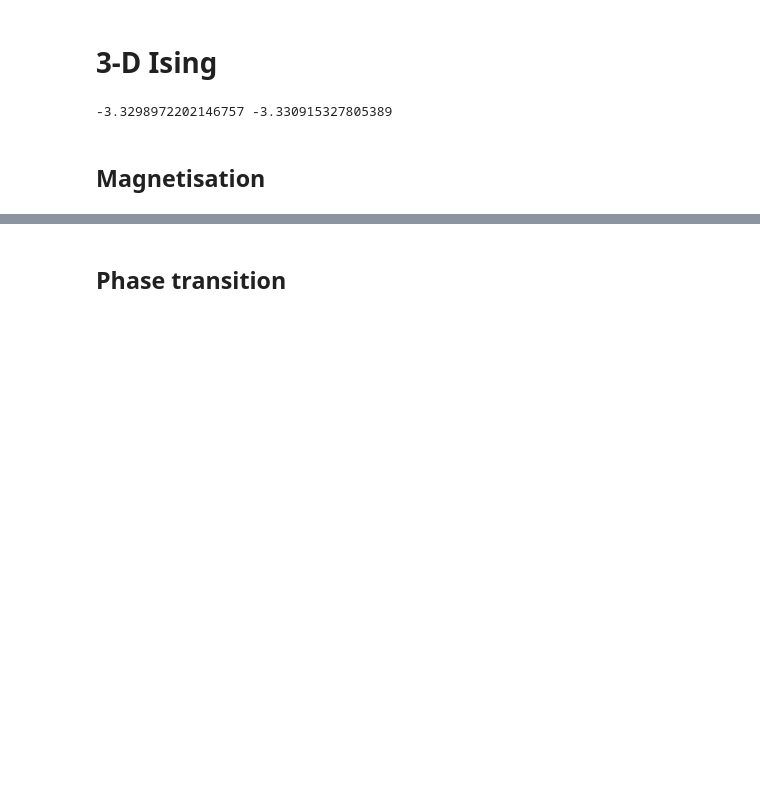
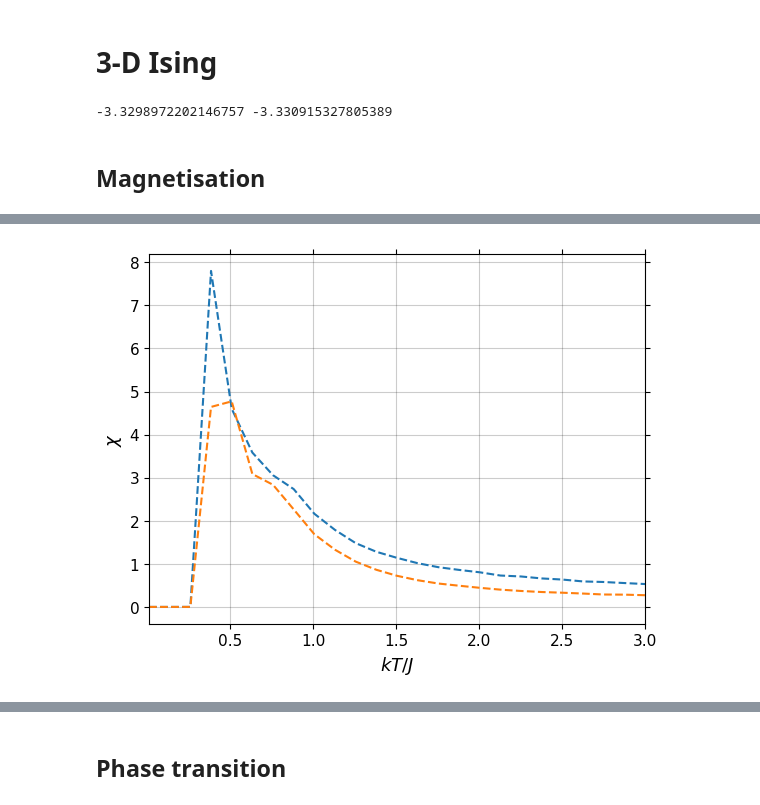
Before and after one commit to MathieuFerey/Transerve-Ising-Model, a Jupyter notebook: Transverse_Ising.ipynb, the cells around one changed output, grey strips where cells are left out. Saved outputs shown, nothing was run; the diff lists cells and outputs as text; code cells hidden in the pictures; blank space fills up the shorter version.

```diff
--- a/Transverse_Ising.ipynb
+++ b/Transverse_Ising.ipynb
@@ -153,36 +155,0 @@ plt.show()
-# %%
-Nx, Ny, Nz = 3, 3, 8 # size of the lattice
-J = 1
-Gamma = 1
-
-Neq = 10000 # number of MC steps for equilibrium
-Nsteps = 100000 # number of MC sample for average
-
-
-T = np.linspace(0.5,6,50)
-
-M = np.zeros(len(T))
-E = np.zeros(len(T))
-chi = np.zeros(len(T))
-
-
-for i in tqdm(range(len(T))) :
-    t = T[i]
-    plot_MC = False
-    if i < 0 : plot_MC = True
-    Mt,Et = MC_configurations(Nx,Ny,Nz,J,Gamma,1/t,Neq,Nsteps,plot_MC=plot_MC)
-    M[i] = np.sum(Mt)/Nsteps
-    E[i] = np.sum(Et)/Nsteps
-    chi[i] = (np.sum(Mt**2)/Nsteps - M[i]**2)/t
-
-
-create_plot(r'$kT/J$',r'$\langle |M/N|\rangle$',[T[0]/J,T[-1]/J],ylim=[-0.1,1.1])
-plt.plot(T/J,M/(Nx*Ny*Nz),'.')
-
-create_plot(r'$kT/J$',r'$\langle E/N\rangle$',[T[0]/J,T[-1]/J])
-plt.plot(T/J,E/(Nx*Ny*Nz),'.')
-
-create_plot(r'$kT/J$',r'$\chi$',[T[0]/J,T[-1]/J])
-plt.plot(T/J,chi/(Nx*Ny*Nz),'.')
-
-plt.show()
@@ -192,0 +156,6 @@ plt.show()
+# %%
+create_plot(r'$kT/J$',r'$\chi$',[T[0]/J,T[-1]/J])
+for i,gamma in enumerate(Gamma) :
+    plt.plot(T/J,chi[i,:],'--',label=r'$\Gamma/J=$'+str(gamma))
+# %% [output]
+[figure, added]
```
Also changed, not shown: parts of 19 cells of this notebook, 20 other files.
